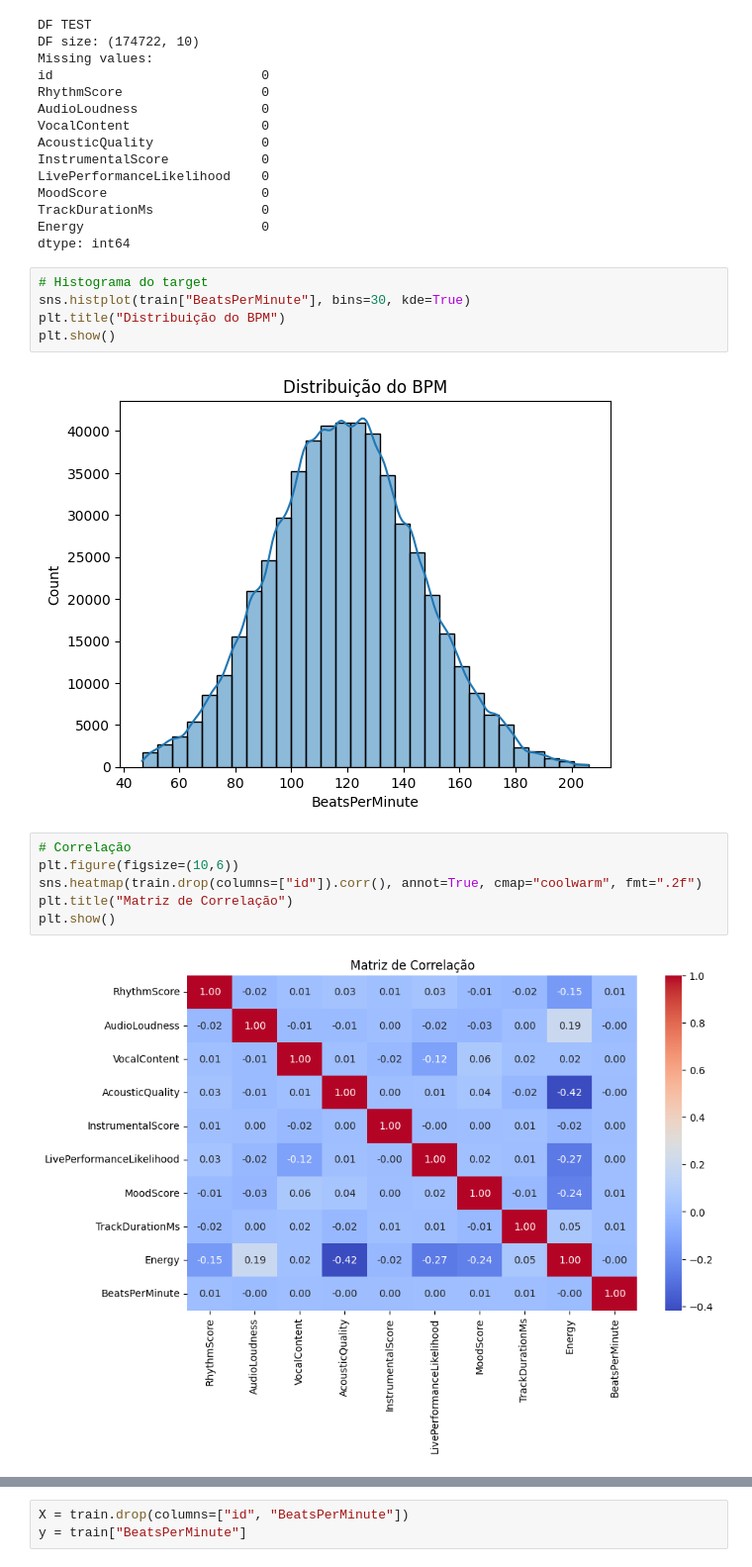
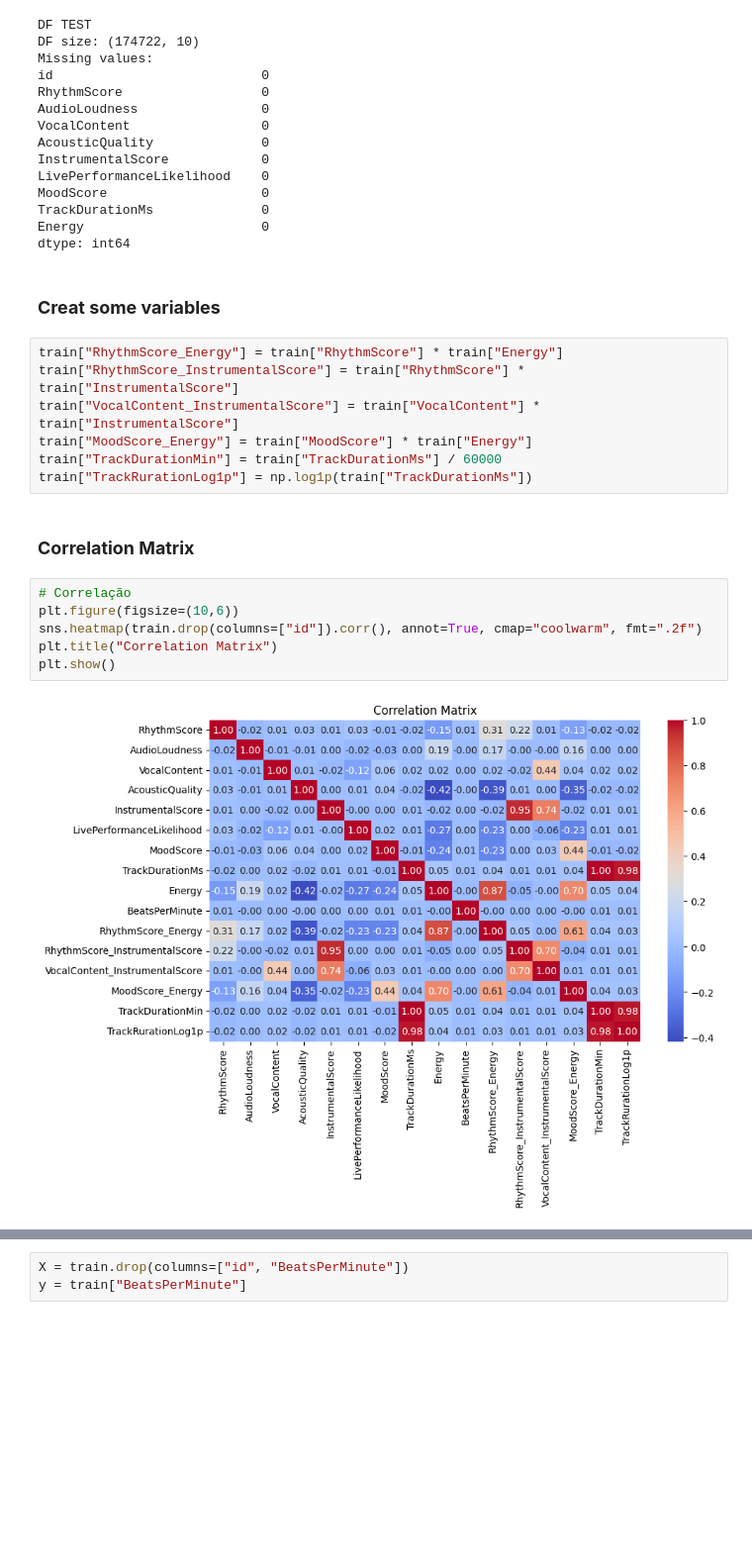
Before and after one commit to PedroReste/modelos_de_machine_learning, a Jupyter notebook: beats_per_minute_prediction_kaggle_comptetion/notebook.ipynb, the cells around one changed output, grey strips where cells are left out. Shown at 99% size. Saved outputs shown, nothing was run; the diff lists cells and outputs as text; blank space fills up the shorter version.

```diff
--- a/beats_per_minute_prediction_kaggle_comptetion/notebook.ipynb
+++ b/beats_per_minute_prediction_kaggle_comptetion/notebook.ipynb
@@ -112,18 +104,22 @@ MoodScore                    0
 TrackDurationMs              0
 Energy                       0
 dtype: int64
-# %%
-# Histograma do target
-sns.histplot(train["BeatsPerMinute"], bins=30, kde=True)
-plt.title("Distribuição do BPM")
-plt.show()
-# %% [output]
-[figure, removed]
-# %%
-# Correlação
-plt.figure(figsize=(10,6))
-sns.heatmap(train.drop(columns=["id"]).corr(), annot=True, cmap="coolwarm", fmt=".2f")
-plt.title("Matriz de Correlação")
-plt.show()
-# %% [output]
-[figure, removed]
+# %% [markdown]
+### **Creat some variables**
+# %%
+train["RhythmScore_Energy"] = train["RhythmScore"] * train["Energy"]
+train["RhythmScore_InstrumentalScore"] = train["RhythmScore"] * train["InstrumentalScore"]
+train["VocalContent_InstrumentalScore"] = train["VocalContent"] * train["InstrumentalScore"]
+train["MoodScore_Energy"] = train["MoodScore"] * train["Energy"]
+train["TrackDurationMin"] = train["TrackDurationMs"] / 60000
+train["TrackRurationLog1p"] = np.log1p(train["TrackDurationMs"])
+# %% [markdown]
+### **Correlation Matrix**
+# %%
+# Correlação
+plt.figure(figsize=(10,6))
+sns.heatmap(train.drop(columns=["id"]).corr(), annot=True, cmap="coolwarm", fmt=".2f")
+plt.title("Correlation Matrix")
+plt.show()
+# %% [output]
+[figure, added]
```
Also changed, not shown: parts of 20 cells of this notebook, 4 other files.
